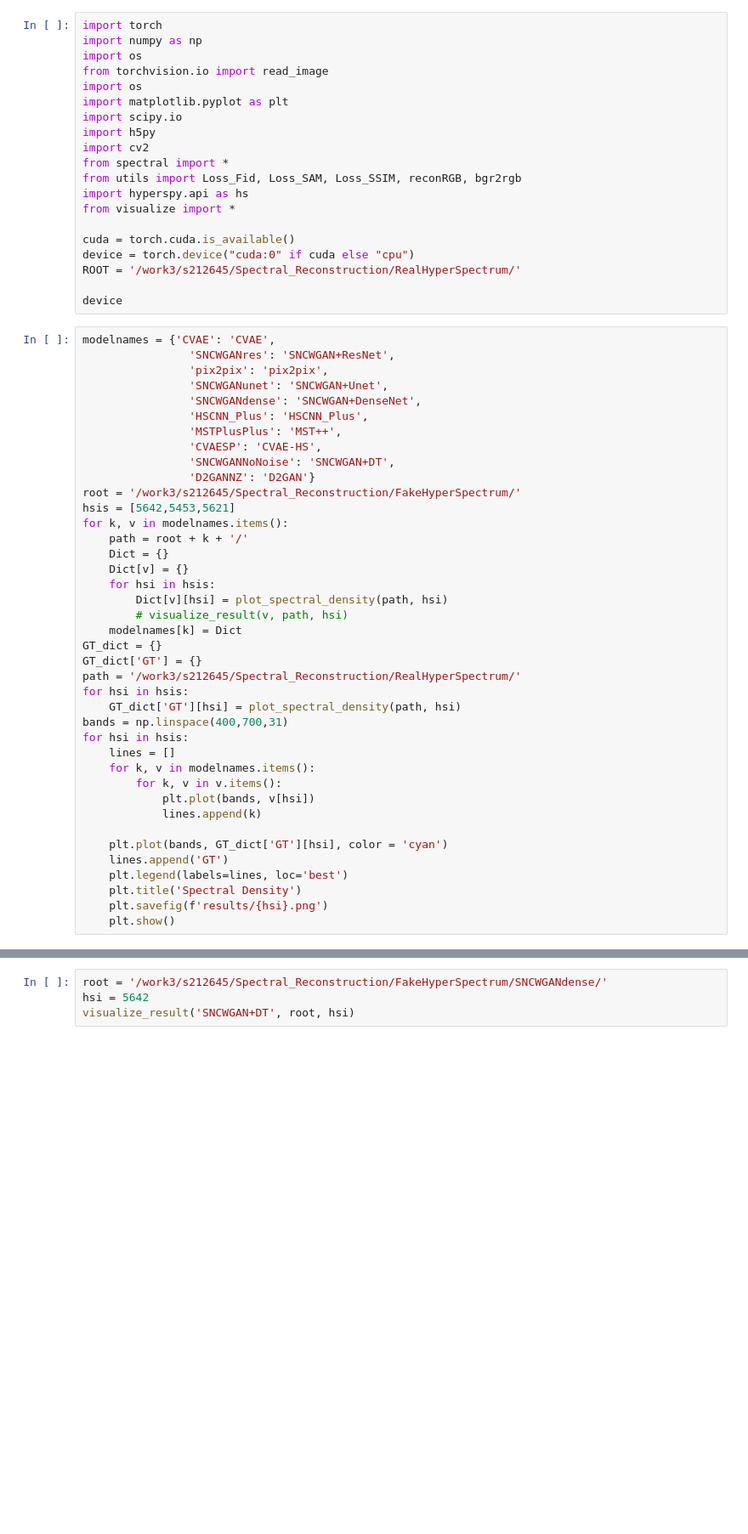
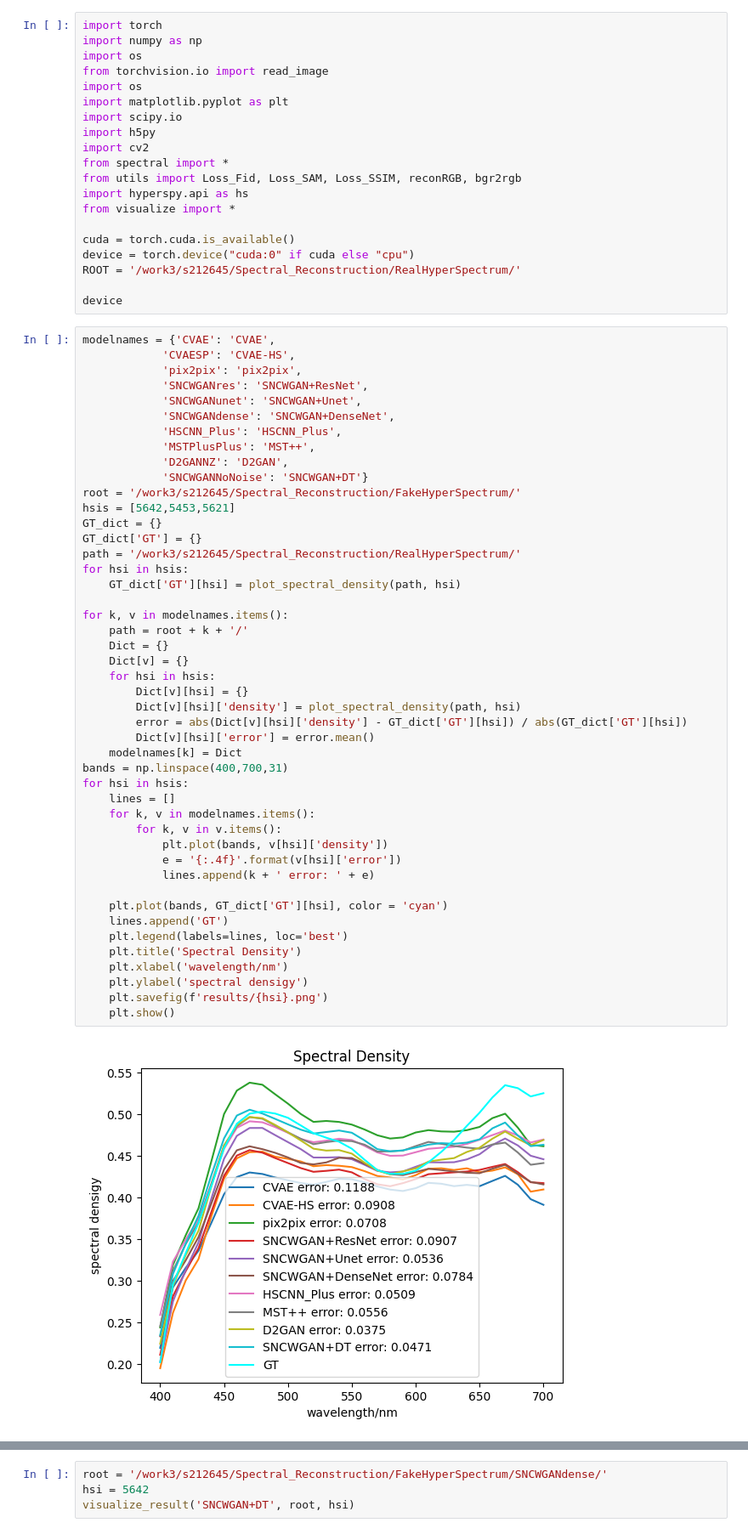
Before and after one commit to Karl-Liu-ch/Spectral_Reconstruction, a Jupyter notebook: data_visualization.ipynb, the cells around one changed output, grey strips where cells are left out. Shown: that part at 85% size. Drawn from its saved outputs; the diff is of its cells as text; blank space fills up the shorter version.

```diff
--- a/data_visualization.ipynb
+++ b/data_visualization.ipynb
@@ -20,41 +20,49 @@ ROOT = '/work3/s212645/Spectral_Reconstruction/RealHyperSpectrum/'
 device
 # %%
 modelnames = {'CVAE': 'CVAE',
-                'SNCWGANres': 'SNCWGAN+ResNet',
-                'pix2pix': 'pix2pix',
-                'SNCWGANunet': 'SNCWGAN+Unet',
-                'SNCWGANdense': 'SNCWGAN+DenseNet',
-                'HSCNN_Plus': 'HSCNN_Plus',
-                'MSTPlusPlus': 'MST++',
-                'CVAESP': 'CVAE-HS',
-                'SNCWGANNoNoise': 'SNCWGAN+DT',
-                'D2GANNZ': 'D2GAN'}
+            'CVAESP': 'CVAE-HS',
+            'pix2pix': 'pix2pix',
+            'SNCWGANres': 'SNCWGAN+ResNet',
+            'SNCWGANunet': 'SNCWGAN+Unet',
+            'SNCWGANdense': 'SNCWGAN+DenseNet',
+            'HSCNN_Plus': 'HSCNN_Plus',
+            'MSTPlusPlus': 'MST++',
+            'D2GANNZ': 'D2GAN',
+            'SNCWGANNoNoise': 'SNCWGAN+DT'}
 root = '/work3/s212645/Spectral_Reconstruction/FakeHyperSpectrum/'
 hsis = [5642,5453,5621]
+GT_dict = {}
+GT_dict['GT'] = {}
+path = '/work3/s212645/Spectral_Reconstruction/RealHyperSpectrum/'
+for hsi in hsis:
+    GT_dict['GT'][hsi] = plot_spectral_density(path, hsi)
+
 for k, v in modelnames.items():
     path = root + k + '/'
     Dict = {}
     Dict[v] = {}
     for hsi in hsis:
-        Dict[v][hsi] = plot_spectral_density(path, hsi)
-        # visualize_result(v, path, hsi)
+        Dict[v][hsi] = {}
+        Dict[v][hsi]['density'] = plot_spectral_density(path, hsi)
+        error = abs(Dict[v][hsi]['density'] - GT_dict['GT'][hsi]) / abs(GT_dict['GT'][hsi])
+        Dict[v][hsi]['error'] = error.mean()
     modelnames[k] = Dict
-GT_dict = {}
-GT_dict['GT'] = {}
-path = '/work3/s212645/Spectral_Reconstruction/RealHyperSpectrum/'
-for hsi in hsis:
-    GT_dict['GT'][hsi] = plot_spectral_density(path, hsi)
 bands = np.linspace(400,700,31)
 for hsi in hsis:
     lines = []
     for k, v in modelnames.items():
         for k, v in v.items():
-            plt.plot(bands, v[hsi])
-            lines.append(k)
+            plt.plot(bands, v[hsi]['density'])
+            e = '{:.4f}'.format(v[hsi]['error'])
+            lines.append(k + ' error: ' + e)
 
     plt.plot(bands, GT_dict['GT'][hsi], color = 'cyan')
     lines.append('GT')
     plt.legend(labels=lines, loc='best')
     plt.title('Spectral Density')
+    plt.xlabel('wavelength/nm')
+    plt.ylabel('spectral densigy')
     plt.savefig(f'results/{hsi}.png')
     plt.show()
+# %% [output]
+[figure, added]
```
Also changed, not shown: parts of 2 cells of this notebook, 4 other files.
